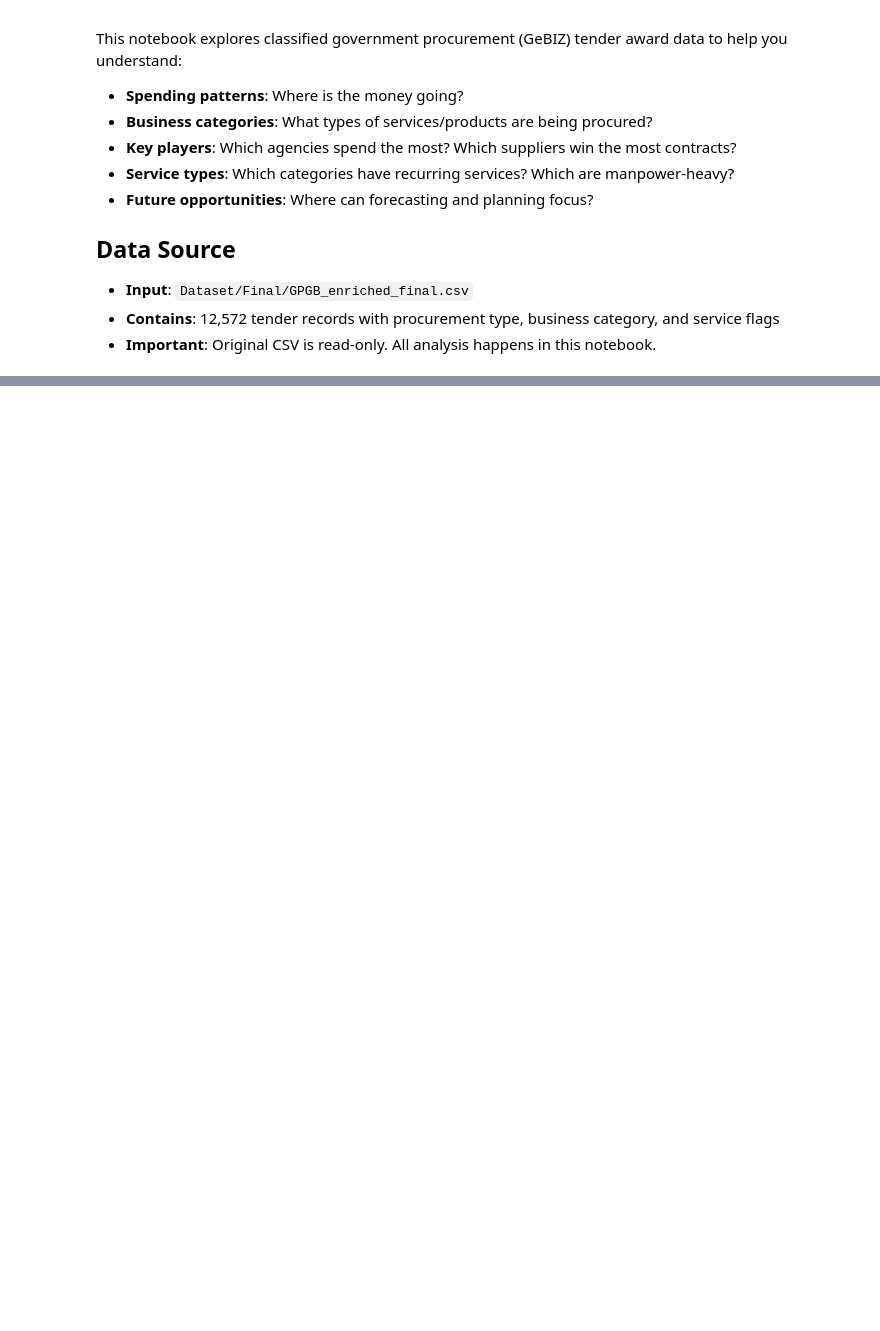
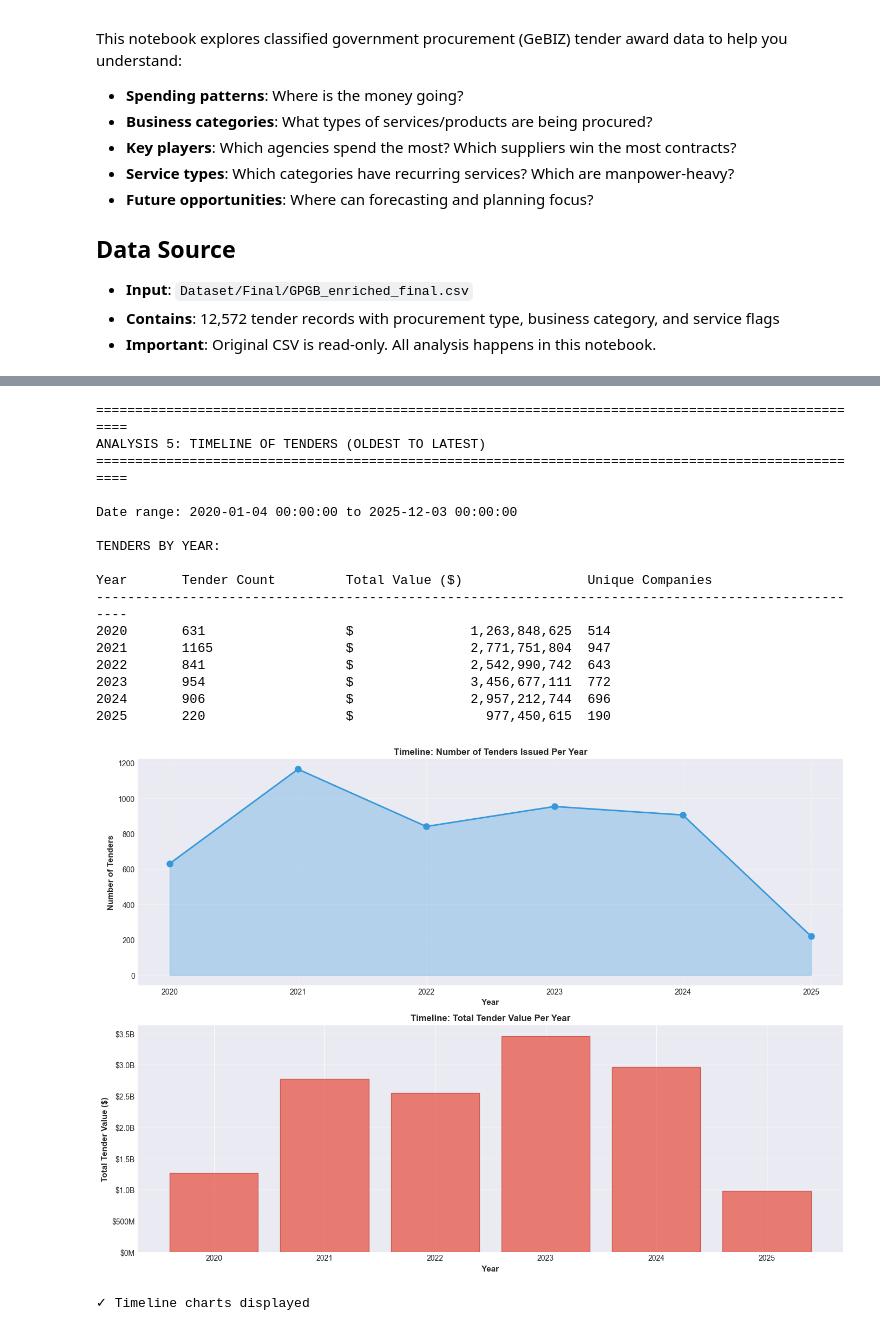
Before and after one commit to DrPinguJr/AntaresManagementServices, a Jupyter notebook: DataVisualisation.ipynb, the cells around one changed output, grey strips where cells are left out. Drawn from its saved outputs; the diff is of its cells as text; code cells hidden in the pictures; blank space fills up the shorter version.

```diff
--- a/DataVisualisation.ipynb
+++ b/DataVisualisation.ipynb
@@ -1182,0 +237,78 @@ print(f"{'='*80}\n")
+# %%
+print("\n" + "="*100)
+print("ANALYSIS 5: TIMELINE OF TENDERS (OLDEST TO LATEST)")
+print("="*100 + "\n")
+
+# Ensure dates are datetime
+df['award_date'] = pd.to_datetime(df['award_date'], errors='coerce')
+
+# Sort by date and show trend
+df_sorted = df.sort_values('award_date')
+
+date_min = df_sorted['award_date'].min()
+date_max = df_sorted['award_date'].max()
+
+print(f"Date range: {date_min} to {date_max}\n")
+
+# Group by year to show trend
+yearly_summary = df.groupby(df['award_date'].dt.year).agg({
+    'tender_no': 'count',
+    'awarded_amt': 'sum',
+    'supplier_name': 'nunique'
+}).round(0)
+
+yearly_summary.columns = ['Tender Count', 'Total Value ($)', 'Unique Companies']
+
+print("TENDERS BY YEAR:\n")
+print(f"{'Year':<10} {'Tender Count':<20} {'Total Value ($)':<30} {'Unique Companies':<20}")
+print("-" * 100)
+
+for year, row in yearly_summary.iterrows():
+    print(f"{int(year):<10} {int(row['Tender Count']):<20} ${row['Total Value ($)']:>28,.0f}  {int(row['Unique Companies']):<20}")
+
+# Create timeline visualization
+fig, axes = plt.subplots(2, 1, figsize=(14, 10))
+
+# Plot 1: Tender count over time
+yearly_count = df.groupby(df['award_date'].dt.year).size()
+axes[0].plot(yearly_count.index, yearly_count.values, marker='o', linewidth=2, markersize=8, color='#3498db')
+axes[0].fill_between(yearly_count.index, yearly_count.values, alpha=0.3, color='#3498db')
+axes[0].set_xlabel('Year', fontsize=11, fontweight='bold')
+axes[0].set_ylabel('Number of Tenders', fontsize=11, fontweight='bold')
+axes[0].set_title('Timeline: Number of Tenders Issued Per Year', fontsize=12, fontweight='bold')
+axes[0].grid(True, alpha=0.3)
+axes[0].set_xticks(yearly_count.index)
+
+# Plot 2: Total value over time
+yearly_value = df.groupby(df['award_date'].dt.year)['awarded_amt'].sum()
+axes[1].bar(yearly_value.index, yearly_value.values, color='#e74c3c', alpha=0.7, edgecolor='#c0392b')
+axes[1].set_xlabel('Year', fontsize=11, fontweight='bold')
+axes[1].set_ylabel('Total Tender Value ($)', fontsize=11, fontweight='bold')
+axes[1].set_title('Timeline: Total Tender Value Per Year', fontsize=12, fontweight='bold')
+axes[1].yaxis.set_major_formatter(plt.FuncFormatter(lambda x, p: f'${x/1e9:.1f}B' if x >= 1e9 else f'${x/1e6:.0f}M'))
+axes[1].grid(True, alpha=0.3, axis='y')
+axes[1].set_xticks(yearly_value.index)
+
+plt.tight_layout()
+plt.show()
+
+print(f"\n✓ Timeline charts displayed")
+# %% [output]
+====================================================================================================
+ANALYSIS 5: TIMELINE OF TENDERS (OLDEST TO LATEST)
+====================================================================================================
+
+Date range: 2020-01-04 00:00:00 to 2025-12-03 00:00:00
+
+TENDERS BY YEAR:
+
+Year       Tender Count         Total Value ($)                Unique Companies
+----------------------------------------------------------------------------------------------------
+2020       631                  $               1,263,848,625  514
+2021       1165                 $               2,771,751,804  947
+2022       841                  $               2,542,990,742  643
+2023       954                  $               3,456,677,111  772
+2024       906                  $               2,957,212,744  696
+2025       220                  $                 977,450,615  190
+[figure, added]
+✓ Timeline charts displayed
```
Also changed, not shown: parts of 33 cells of this notebook.
